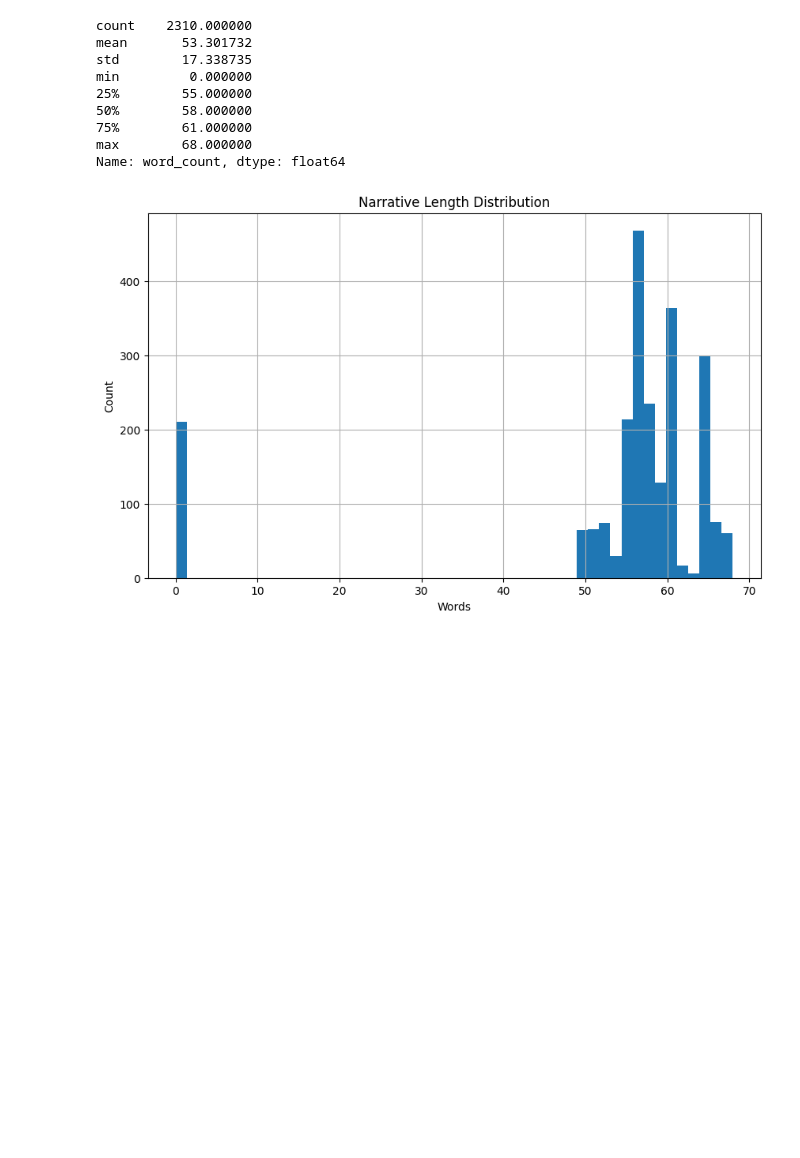
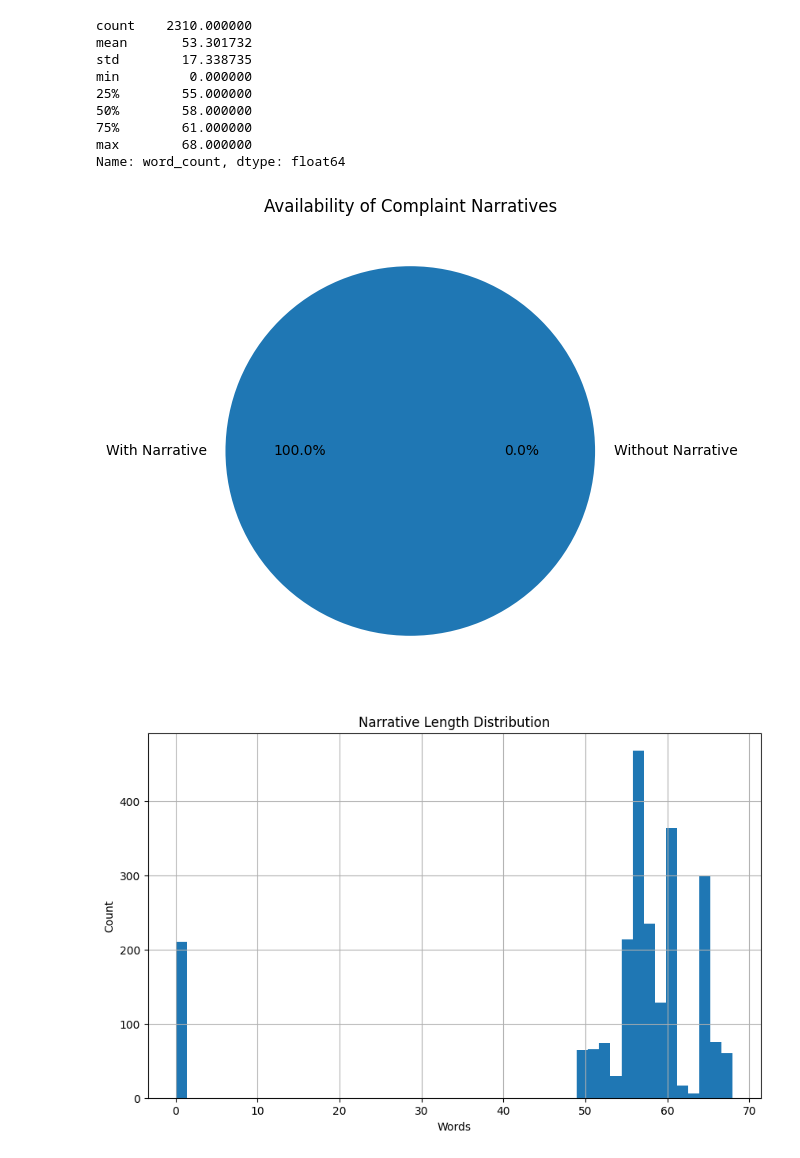
Before and after one commit to hareg10academy21-byte/rag-complaint-chatbot, a Jupyter notebook: notebooks/task1_eda_preprocessing.ipynb, the cells around one changed output. Saved outputs shown, nothing was run; the diff lists cells and outputs as text; code cells hidden in the pictures; blank space fills up the shorter version.

```diff
--- a/notebooks/task1_eda_preprocessing.ipynb
+++ b/notebooks/task1_eda_preprocessing.ipynb
@@ -83,6 +83,22 @@ min         0.000000
 75%        61.000000
 max        68.000000
 Name: word_count, dtype: float64
+# %%
+import matplotlib.pyplot as plt
+
+counts = [
+    df["consumer_complaint_narrative"].notnull().sum(),
+    df["consumer_complaint_narrative"].isnull().sum()
+]
+
+labels = ["With Narrative", "Without Narrative"]
+
+plt.figure(figsize=(6,6))
+plt.pie(counts, labels=labels, autopct="%1.1f%%")
+plt.title("Availability of Complaint Narratives")
+plt.show()
+# %% [output]
+[figure, added]
 # %%
 import matplotlib.pyplot as plt
 
```
Also changed, not shown: parts of 8 cells of this notebook, 9 other files.
